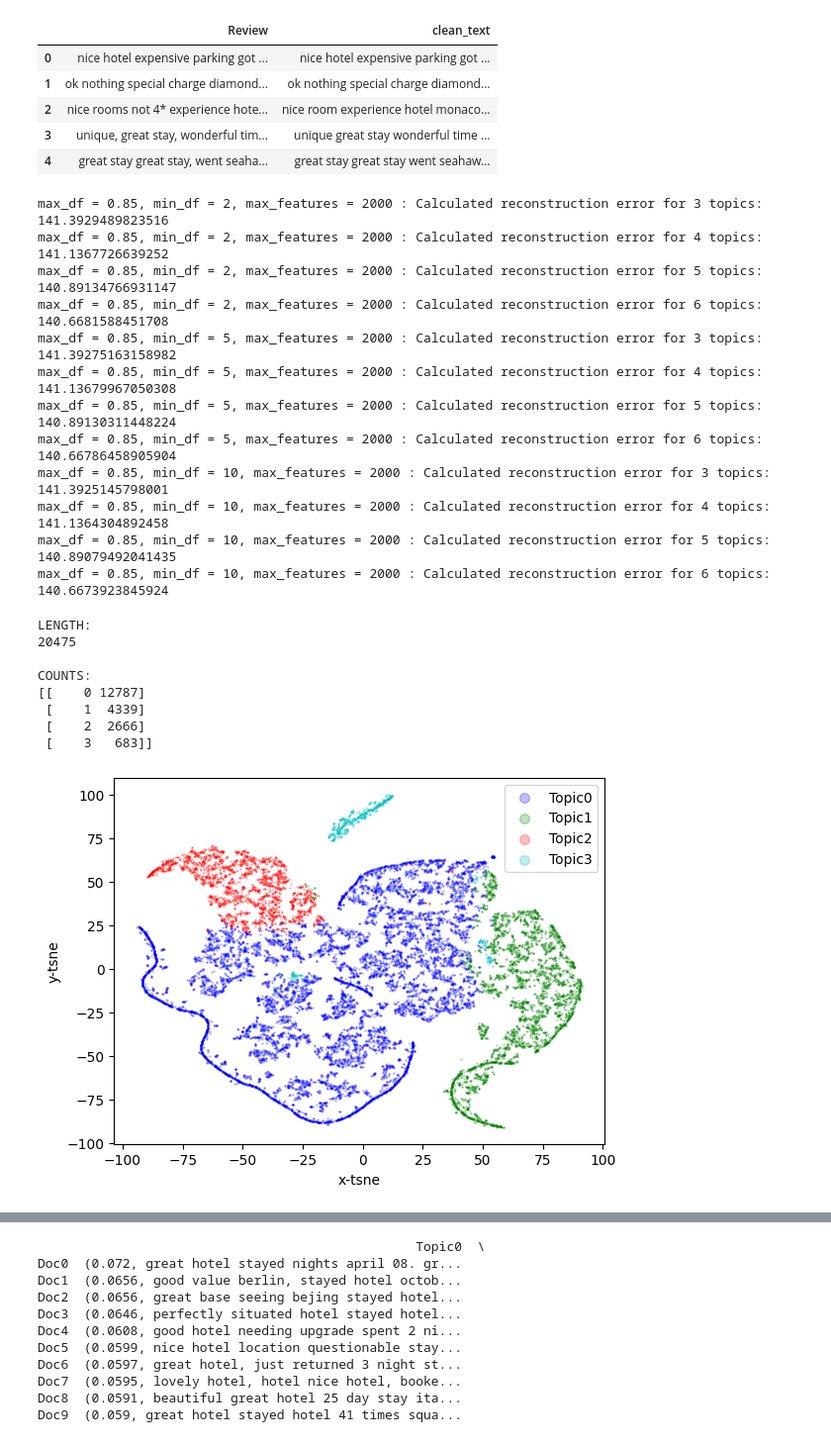
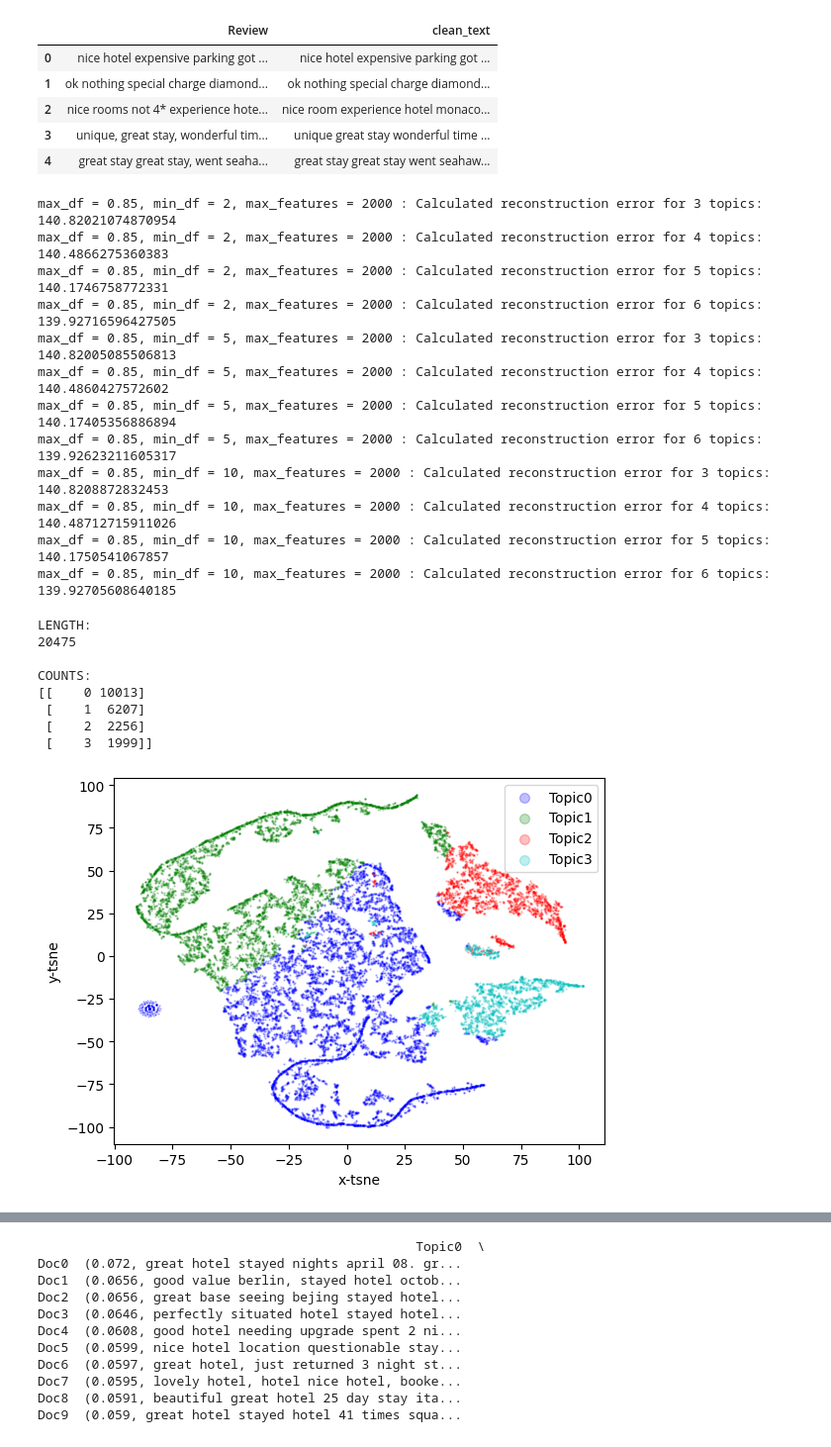
Before and after one commit to Hunteracademic/Unsupervised_assignment_1, a Jupyter notebook: FinalProject_Group04_AlexKravtsov_DanielCastiblanco_HunterWard.ipynb, the cells around one changed output, grey strips where cells are left out. Shown at 99% size. Cells and saved outputs as stored; diff of their text form; code cells hidden in the pictures.

```diff
--- a/FinalProject_Group04_AlexKravtsov_DanielCastiblanco_HunterWard.ipynb
+++ b/FinalProject_Group04_AlexKravtsov_DanielCastiblanco_HunterWard.ipynb
@@ -627,6 +710,7 @@ for max_df in tfidf_max_dfs:
                 max_df=max_df,
                 min_df=min_df,
                 max_features=max_features,
+                stop_words=hotel_stop_words,
                 ngram_range=(2, 2)
             )
             tfidf_vectorizers.append(tfidf_vectorizer)
@@ -650,18 +734,18 @@ for tfidf_v in tfidf_vectorizers:
     nmf_perplexity['Min_DF'] = tfidf_v.min_df
     tfidf_perplexity_dfs.append(nmf_perplexity)
 # %% [output]
-max_df = 0.85, min_df = 2, max_features = 2000 : Calculated reconstruction error for 3 topics: 141.3929489823516
-max_df = 0.85, min_df = 2, max_features = 2000 : Calculated reconstruction error for 4 topics: 141.1367726639252
-max_df = 0.85, min_df = 2, max_features = 2000 : Calculated reconstruction error for 5 topics: 140.89134766931147
-max_df = 0.85, min_df = 2, max_features = 2000 : Calculated reconstruction error for 6 topics: 140.6681588451708
-max_df = 0.85, min_df = 5, max_features = 2000 : Calculated reconstruction error for 3 topics: 141.39275163158982
-max_df = 0.85, min_df = 5, max_features = 2000 : Calculated reconstruction error for 4 topics: 141.13679967050308
-max_df = 0.85, min_df = 5, max_features = 2000 : Calculated reconstruction error for 5 topics: 140.89130311448224
-max_df = 0.85, min_df = 5, max_features = 2000 : Calculated reconstruction error for 6 topics: 140.66786458905904
-max_df = 0.85, min_df = 10, max_features = 2000 : Calculated reconstruction error for 3 topics: 141.3925145798001
-max_df = 0.85, min_df = 10, max_features = 2000 : Calculated reconstruction error for 4 topics: 141.1364304892458
-max_df = 0.85, min_df = 10, max_features = 2000 : Calculated reconstruction error for 5 topics: 140.89079492041435
-max_df = 0.85, min_df = 10, max_features = 2000 : Calculated reconstruction error for 6 topics: 140.6673923845924
+max_df = 0.85, min_df = 2, max_features = 2000 : Calculated reconstruction error for 3 topics: 140.82021074870954
+max_df = 0.85, min_df = 2, max_features = 2000 : Calculated reconstruction error for 4 topics: 140.4866275360383
+max_df = 0.85, min_df = 2, max_features = 2000 : Calculated reconstruction error for 5 topics: 140.1746758772331
+max_df = 0.85, min_df = 2, max_features = 2000 : Calculated reconstruction error for 6 topics: 139.92716596427505
+max_df = 0.85, min_df = 5, max_features = 2000 : Calculated reconstruction error for 3 topics: 140.82005085506813
+max_df = 0.85, min_df = 5, max_features = 2000 : Calculated reconstruction error for 4 topics: 140.4860427572602
+max_df = 0.85, min_df = 5, max_features = 2000 : Calculated reconstruction error for 5 topics: 140.17405356886894
+max_df = 0.85, min_df = 5, max_features = 2000 : Calculated reconstruction error for 6 topics: 139.92623211605317
+max_df = 0.85, min_df = 10, max_features = 2000 : Calculated reconstruction error for 3 topics: 140.8208872832453
+max_df = 0.85, min_df = 10, max_features = 2000 : Calculated reconstruction error for 4 topics: 140.48712715911026
+max_df = 0.85, min_df = 10, max_features = 2000 : Calculated reconstruction error for 5 topics: 140.1750541067857
+max_df = 0.85, min_df = 10, max_features = 2000 : Calculated reconstruction error for 6 topics: 139.92705608640185
 # %%
 def plot_tsne(data, threshold):
     # filter data according to threshold
@@ -714,24 +798,24 @@ def plot_tsne(data, threshold):
 # %%
 
 nmf = sklearn.decomposition.NMF(
     n_components=4,
     solver='cd',
-    random_state=0
+    random_state=0,
 )
 
 nmf_transformed = nmf.fit_transform(tfidf_vectorizers[1].fit_transform(nmf_data['clean_text']))
 
 plot_tsne(data=nmf_transformed, threshold=0)
 # %% [output]
 LENGTH:
 20475
 
 COUNTS:
-[[    0 12787]
- [    1  4339]
- [    2  2666]
- [    3   683]]
+[[    0 10013]
+ [    1  6207]
+ [    2  2256]
+ [    3  1999]]
-[figure, old version]
+[figure, new version]
 # %%
 import matplotlib.pyplot as plt
 from sklearn.decomposition import NMF
```
Also changed, not shown: parts of 11 cells of this notebook.
